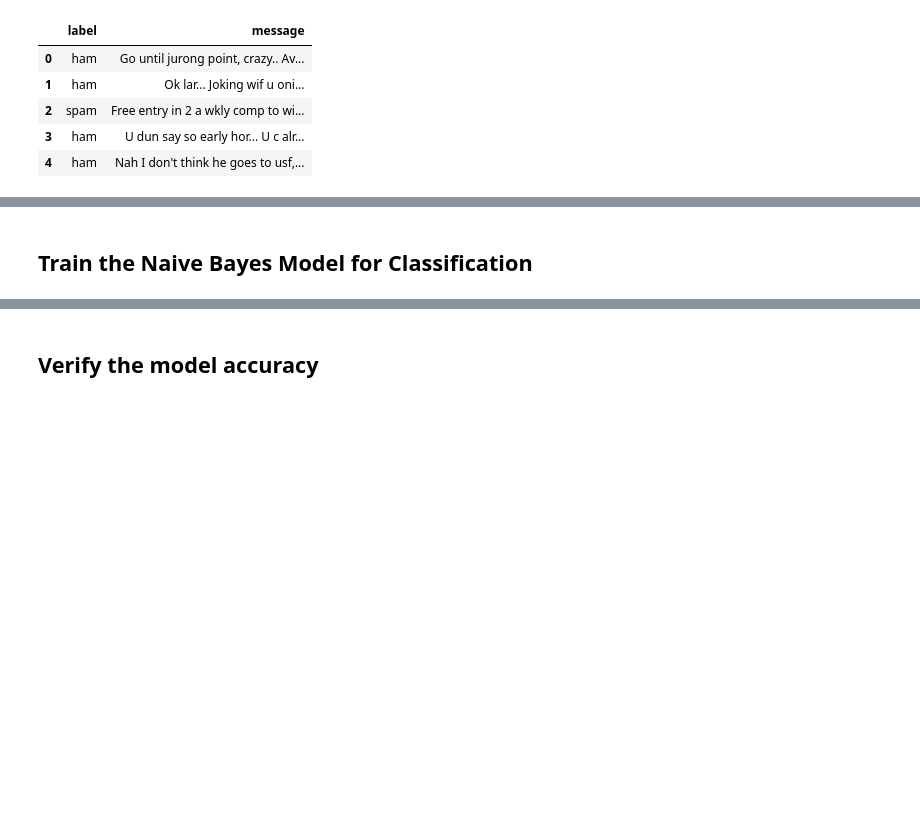
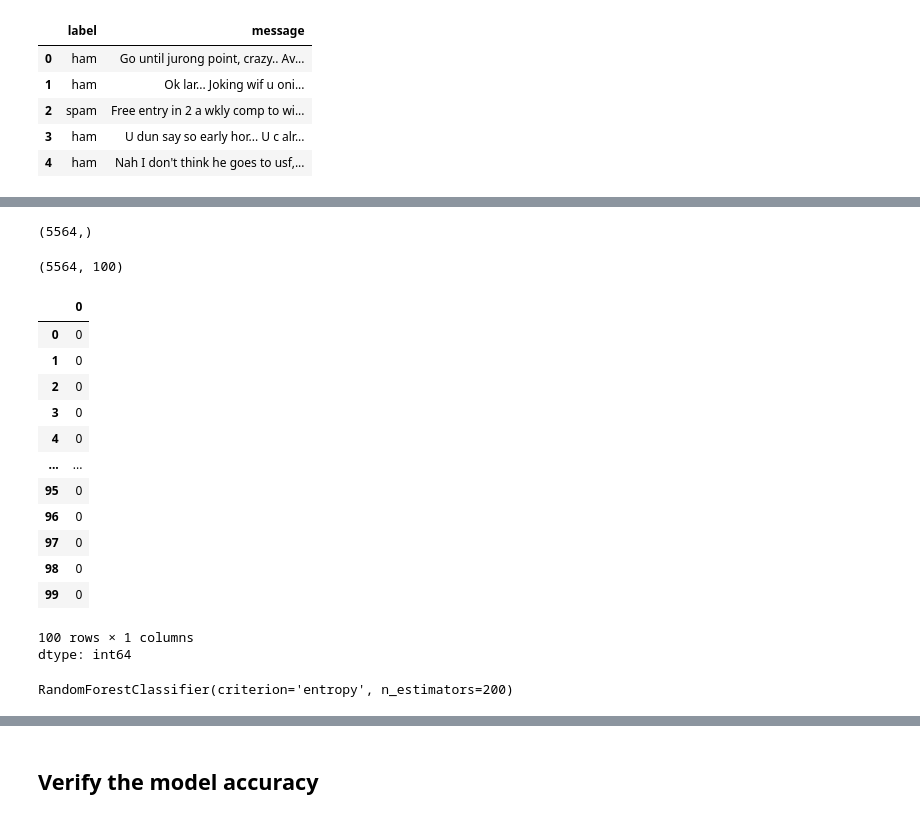
Before and after one commit to schubhm/LLM, a Jupyter notebook: 4-Projects/4.1_Classification_Problem/Spam_Ham_Classifier/spam-ham-classification_using_word2vec.ipynb, the cells around one changed output, grey strips where cells are left out. Cells and saved outputs as stored; diff of their text form; code cells hidden in the pictures; blank space fills up the shorter version.

```diff
--- a/4-Projects/4.1_Classification_Problem/Spam_Ham_Classifier/spam-ham-classification_using_word2vec.ipynb
+++ b/4-Projects/4.1_Classification_Problem/Spam_Ham_Classifier/spam-ham-classification_using_word2vec.ipynb
@@ -123,0 +187,7 @@ print(list(cv.vocabulary_.values())[:10])
+# %%
+def avg_word2vec(doc):
+  # Filter out words not present in the model's vocabulary
+  valid_words = [word for word in doc if word in model.wv.index_to_key]
+  if not valid_words:  # Return zero vector if no valid words
+    return np.zeros(model.wv.vector_size)
+  return (np.mean([model.wv[word] for word in valid_words], axis=0))
@@ -123,0 +203,4 @@ print(list(cv.vocabulary_.values())[:10])
+# %%
+X=[]
+for i in tqdm(range(len(words))):
+  X.append(avg_word2vec(words[i]))
@@ -134,3 +282,43 @@ array([ True,  True, False,  True,  True, False,  True,  True, False, False,  Tr
+# %%
+y = messages[list(map(lambda x: len(x)>0, corpus))]
+y = pd.get_dummies(y['label'])
+y = y.iloc[:,0].values
+y.shape
+# %% [output]
+(5564,)
+# %%
+# If you know the final shape, pre-allocate (most efficient)
+import numpy as np
+
+# Assuming all X[i] have the same shape when reshaped
+sample_shape = X[0].reshape(1, -1).shape[1]
+df = pd.DataFrame(index=range(len(X)), columns=range(sample_shape))
+
+for i in range(len(X)):
+    df.iloc[i] = X[i].reshape(1, -1)[0]
+# %%
+df.shape
+# %% [output]
+(5564, 100)
+# %%
+X=df
+# %%
+X.isnull().sum()
+# %% [output]
+|  | 0 |
+| 0 | 0 |
+| 1 | 0 |
+| 2 | 0 |
+| 3 | 0 |
+| 4 | 0 |
+| ... | ... |
+| 95 | 0 |
+| 96 | 0 |
+| 97 | 0 |
+| 98 | 0 |
+| 99 | 0 |
+100 rows × 1 columns
+dtype: int64
 # %%
 from sklearn.model_selection import train_test_split
 X_train, X_test, y_train, y_test = train_test_split(X, y, test_size=0.20)
@@ -139,2 +324,0 @@ from sklearn.naive_bayes import MultinomialNB
-# %% [markdown]
-## Train the Naive Bayes Model for Classification
@@ -141,2 +328,4 @@ from sklearn.naive_bayes import MultinomialNB
 # %%
-spam_detect_model=MultinomialNB().fit(X_train, y_train)
+classifier.fit(X_train,y_train)
+# %% [output]
+RandomForestClassifier(criterion='entropy', n_estimators=200)
```
Also changed, not shown: parts of 66 cells of this notebook.
